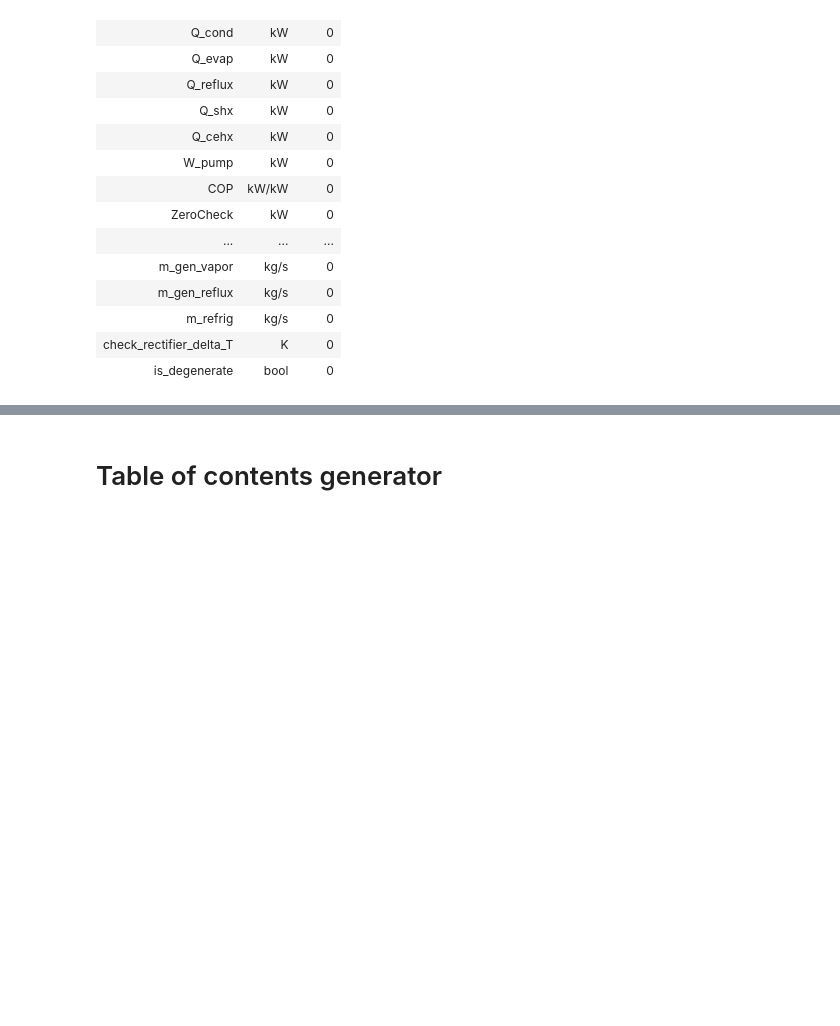
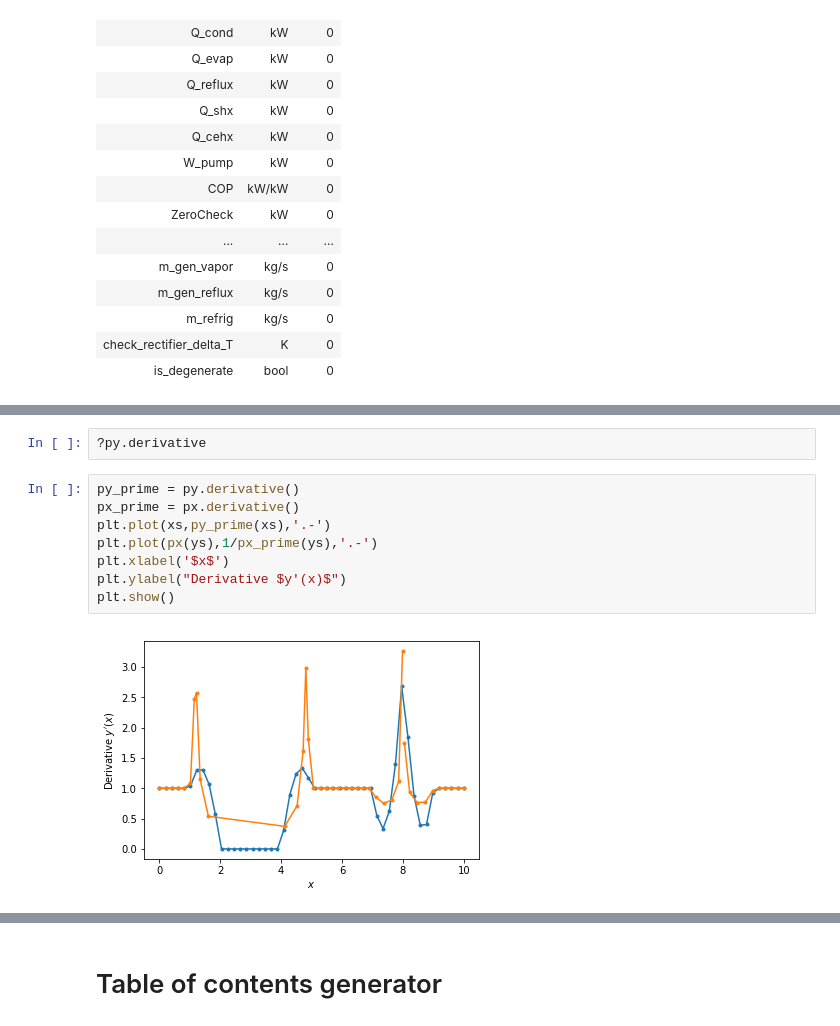
Before and after one commit to nfette/openACHP, a Jupyter notebook: src/aqua2-development-notes.ipynb, the cells around one changed output, grey strips where cells are left out. Drawn from its saved outputs; the diff is of its cells as text; blank space fills up the shorter version.

```diff
--- a/src/aqua2-development-notes.ipynb
+++ b/src/aqua2-development-notes.ipynb
@@ -159,0 +200,12 @@ ZeroDivisionError: division by zero
+# %%
+?py.derivative
+# %%
+py_prime = py.derivative()
+px_prime = px.derivative()
+plt.plot(xs,py_prime(xs),'.-')
+plt.plot(px(ys),1/px_prime(ys),'.-')
+plt.xlabel('$x$')
+plt.ylabel("Derivative $y'(x)$")
+plt.show()
+# %% [output]
+[figure, added]
```
Also changed, not shown: parts of 10 cells of this notebook.
